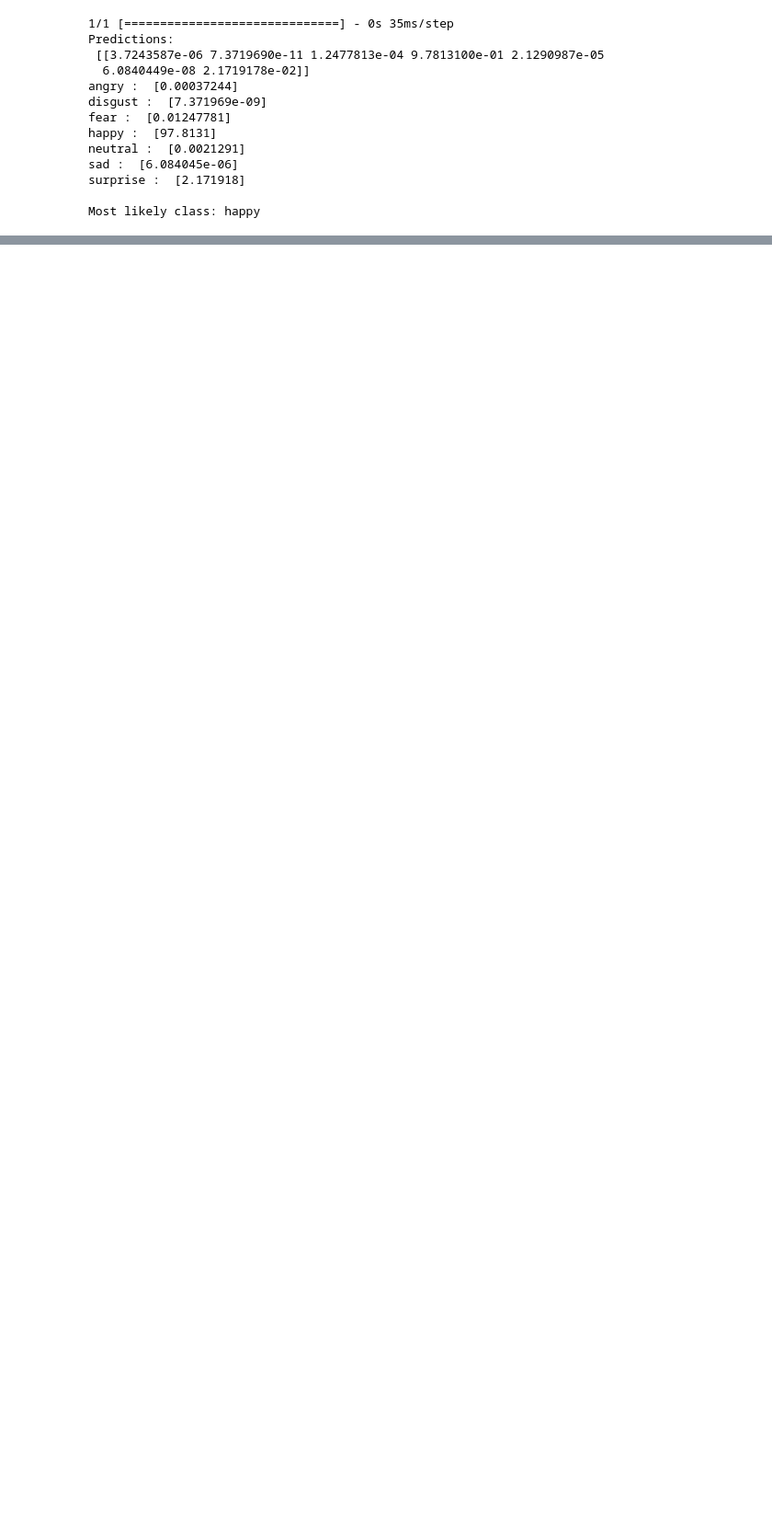
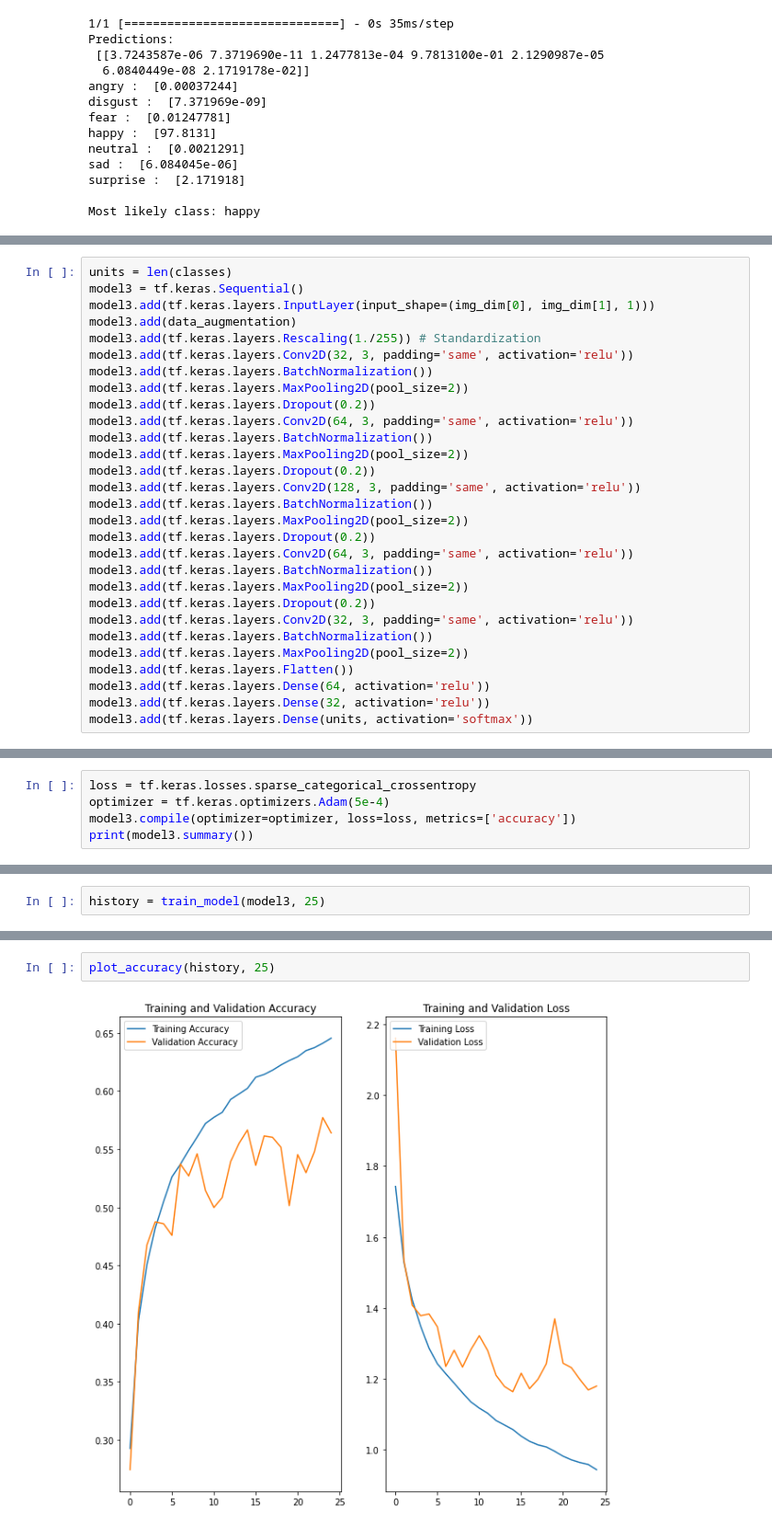
Before and after one commit to lasitha-amuwala/EmotionsCNN, a Jupyter notebook: EmotionsCNN.ipynb, the cells around one changed output, grey strips where cells are left out. Shown at 92% size. Drawn from its saved outputs; the diff is of its cells as text; blank space fills up the shorter version.

```diff
--- a/EmotionsCNN.ipynb
+++ b/EmotionsCNN.ipynb
@@ -321,0 +329,29 @@ print("final train accuracy = {:.2f} , validation accuracy = {:.2f}".format(trai
+# %%
+units = len(classes)
+model3 = tf.keras.Sequential()
+model3.add(tf.keras.layers.InputLayer(input_shape=(img_dim[0], img_dim[1], 1)))
+model3.add(data_augmentation)
+model3.add(tf.keras.layers.Rescaling(1./255)) # Standardization
+model3.add(tf.keras.layers.Conv2D(32, 3, padding='same', activation='relu'))
+model3.add(tf.keras.layers.BatchNormalization())
+model3.add(tf.keras.layers.MaxPooling2D(pool_size=2))
+model3.add(tf.keras.layers.Dropout(0.2))
+model3.add(tf.keras.layers.Conv2D(64, 3, padding='same', activation='relu'))
+model3.add(tf.keras.layers.BatchNormalization())
+model3.add(tf.keras.layers.MaxPooling2D(pool_size=2))
+model3.add(tf.keras.layers.Dropout(0.2))
+model3.add(tf.keras.layers.Conv2D(128, 3, padding='same', activation='relu'))
+model3.add(tf.keras.layers.BatchNormalization())
+model3.add(tf.keras.layers.MaxPooling2D(pool_size=2))
+model3.add(tf.keras.layers.Dropout(0.2))
+model3.add(tf.keras.layers.Conv2D(64, 3, padding='same', activation='relu'))
+model3.add(tf.keras.layers.BatchNormalization())
+model3.add(tf.keras.layers.MaxPooling2D(pool_size=2))
+model3.add(tf.keras.layers.Dropout(0.2))
+model3.add(tf.keras.layers.Conv2D(32, 3, padding='same', activation='relu'))
+model3.add(tf.keras.layers.BatchNormalization())
+model3.add(tf.keras.layers.MaxPooling2D(pool_size=2))
+model3.add(tf.keras.layers.Flatten())
+model3.add(tf.keras.layers.Dense(64, activation='relu'))
+model3.add(tf.keras.layers.Dense(32, activation='relu'))
+model3.add(tf.keras.layers.Dense(units, activation='softmax'))
@@ -321,0 +369,5 @@ print("final train accuracy = {:.2f} , validation accuracy = {:.2f}".format(trai
+# %%
+loss = tf.keras.losses.sparse_categorical_crossentropy
+optimizer = tf.keras.optimizers.Adam(5e-4)
+model3.compile(optimizer=optimizer, loss=loss, metrics=['accuracy'])
+print(model3.summary())
@@ -321,0 +392,2 @@ print("final train accuracy = {:.2f} , validation accuracy = {:.2f}".format(trai
+# %%
+history = train_model(model3, 25)
@@ -321,0 +412,4 @@ print("final train accuracy = {:.2f} , validation accuracy = {:.2f}".format(trai
+# %%
+plot_accuracy(history, 25)
+# %% [output]
+[figure, added]
```
Also changed, not shown: parts of 12 cells of this notebook, 2 other files.
